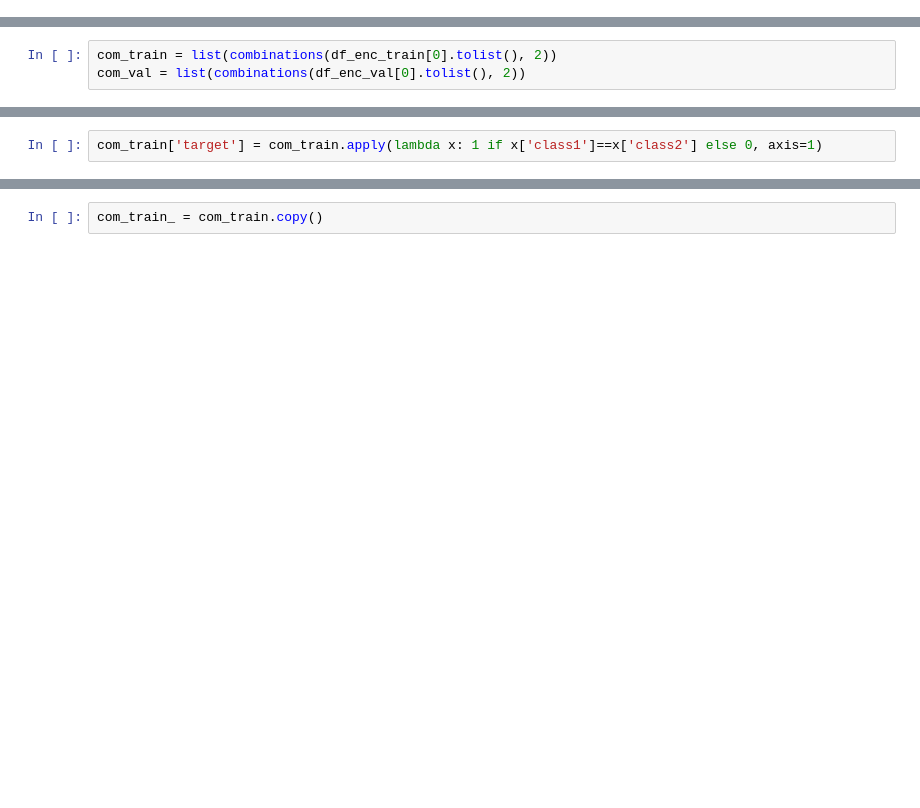
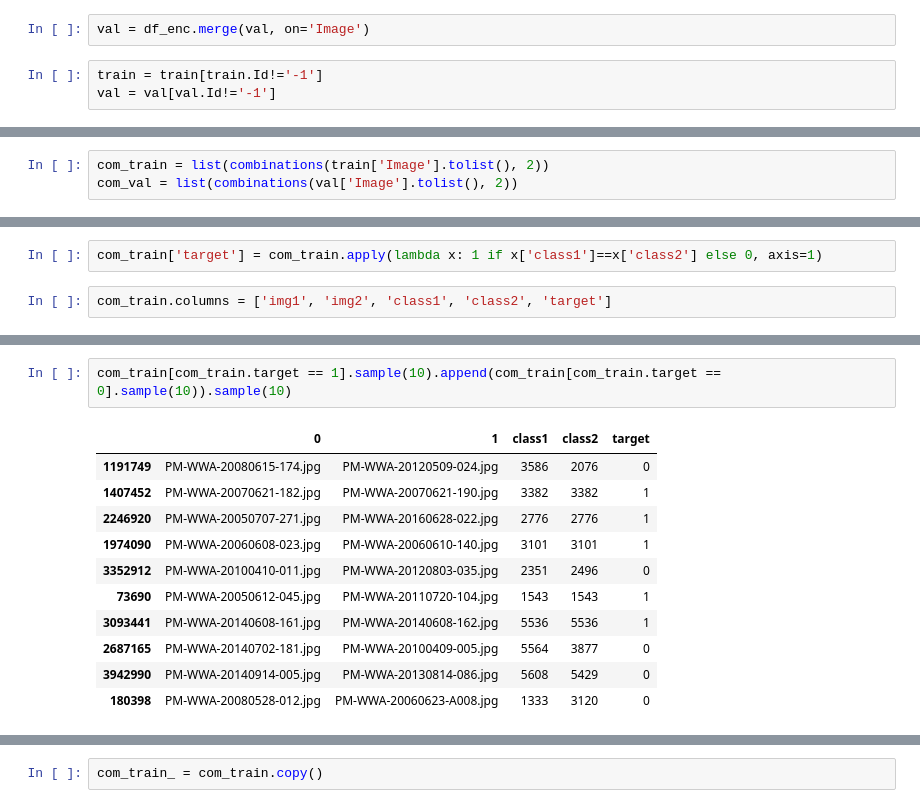
Before and after one commit to philippschw/whale_pytorch, a Jupyter notebook: head/Create train.csv.ipynb, the cells around one changed output, grey strips where cells are left out. Saved outputs shown, nothing was run; the diff lists cells and outputs as text; blank space fills up the shorter version.

```diff
--- a/head/Create train.csv.ipynb
+++ b/head/Create train.csv.ipynb
@@ -52,0 +32,5 @@ df_enc_train[0].tolist()
+# %%
+val = df_enc.merge(val, on='Image')
+# %%
+train = train[train.Id!='-1']
+val = val[val.Id!='-1']
@@ -53,3 +53,3 @@ df_enc_train[0].tolist()
 # %%
-com_train = list(combinations(df_enc_train[0].tolist(), 2))
-com_val = list(combinations(df_enc_val[0].tolist(), 2))
+com_train = list(combinations(train['Image'].tolist(), 2))
+com_val = list(combinations(val['Image'].tolist(), 2))
@@ -70,2 +72,4 @@ lambda x : True if (x > 10 and x < 20) else False
 # %%
 com_train['target'] = com_train.apply(lambda x: 1 if x['class1']==x['class2'] else 0, axis=1)
+# %%
+com_train.columns = ['img1', 'img2', 'class1', 'class2', 'target']
@@ -71,0 +108,14 @@ com_train['target'] = com_train.apply(lambda x: 1 if x['class1']==x['class2'] el
+# %%
+com_train[com_train.target == 1].sample(10).append(com_train[com_train.target == 0].sample(10)).sample(10)
+# %% [output]
+|  | 0 | 1 | class1 | class2 | target |
+| 1191749 | PM-WWA-20080615-174.jpg | PM-WWA-20120509-024.jpg | 3586 | 2076 | 0 |
+| 1407452 | PM-WWA-20070621-182.jpg | PM-WWA-20070621-190.jpg | 3382 | 3382 | 1 |
+| 2246920 | PM-WWA-20050707-271.jpg | PM-WWA-20160628-022.jpg | 2776 | 2776 | 1 |
+| 1974090 | PM-WWA-20060608-023.jpg | PM-WWA-20060610-140.jpg | 3101 | 3101 | 1 |
+| 3352912 | PM-WWA-20100410-011.jpg | PM-WWA-20120803-035.jpg | 2351 | 2496 | 0 |
+| 73690 | PM-WWA-20050612-045.jpg | PM-WWA-20110720-104.jpg | 1543 | 1543 | 1 |
+| 3093441 | PM-WWA-20140608-161.jpg | PM-WWA-20140608-162.jpg | 5536 | 5536 | 1 |
+| 2687165 | PM-WWA-20140702-181.jpg | PM-WWA-20100409-005.jpg | 5564 | 3877 | 0 |
+| 3942990 | PM-WWA-20140914-005.jpg | PM-WWA-20130814-086.jpg | 5608 | 5429 | 0 |
+| 180398 | PM-WWA-20080528-012.jpg | PM-WWA-20060623-A008.jpg | 1333 | 3120 | 0 |
```
Also changed, not shown: parts of 34 cells of this notebook, 3 other files.
